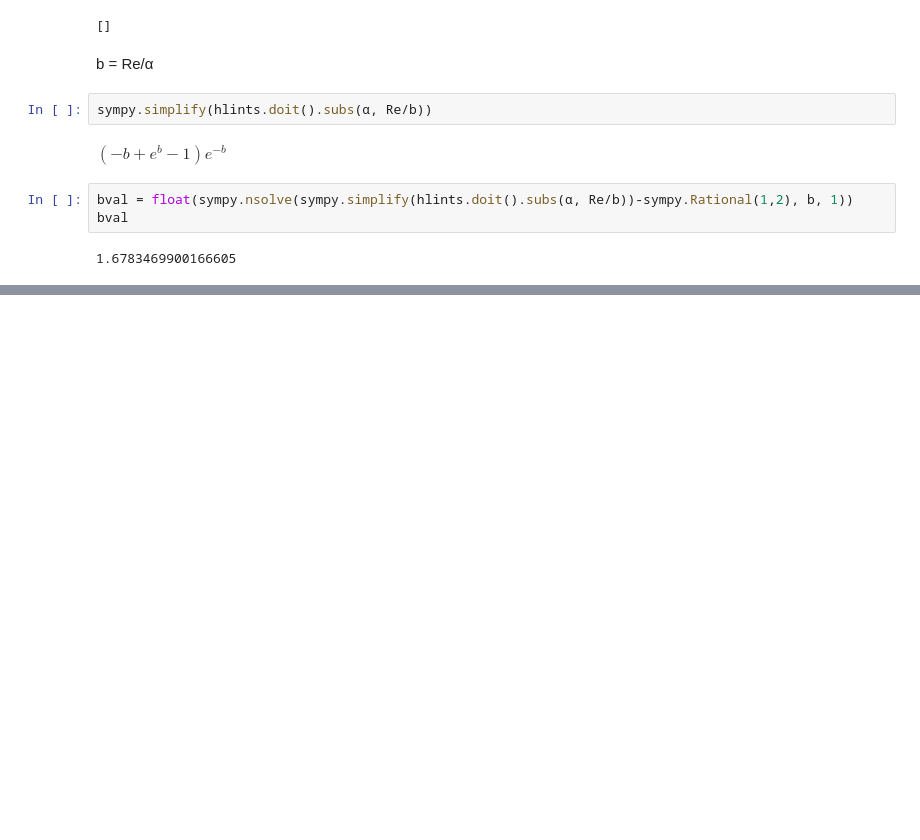
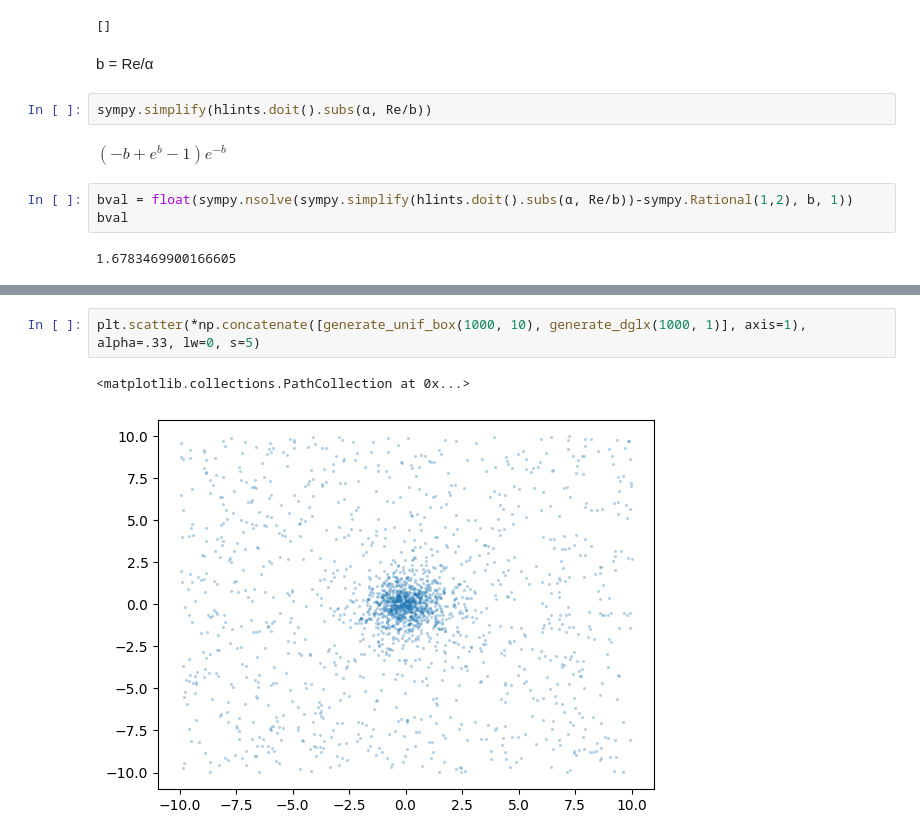
Before and after one commit to eteq/structparams_inference_biases, a Jupyter notebook: exp_gen_experiments.ipynb, the cells around one changed output, grey strips where cells are left out. Saved outputs shown, nothing was run; the diff lists cells and outputs as text; blank space fills up the shorter version.

```diff
--- a/exp_gen_experiments.ipynb
+++ b/exp_gen_experiments.ipynb
@@ -73,0 +144,5 @@ $\displaystyle \frac{b^{2} e^{- \frac{R b}{R_{e}}}}{2 \pi R_{e}^{2}}$
+# %%
+plt.scatter(*np.concatenate([generate_unif_box(1000, 10), generate_dglx(1000, 1)], axis=1), alpha=.33, lw=0, s=5)
+# %% [output]
+<matplotlib.collections.PathCollection at 0x...>
+[figure, added]
```
Also changed, not shown: parts of 10 cells of this notebook.
